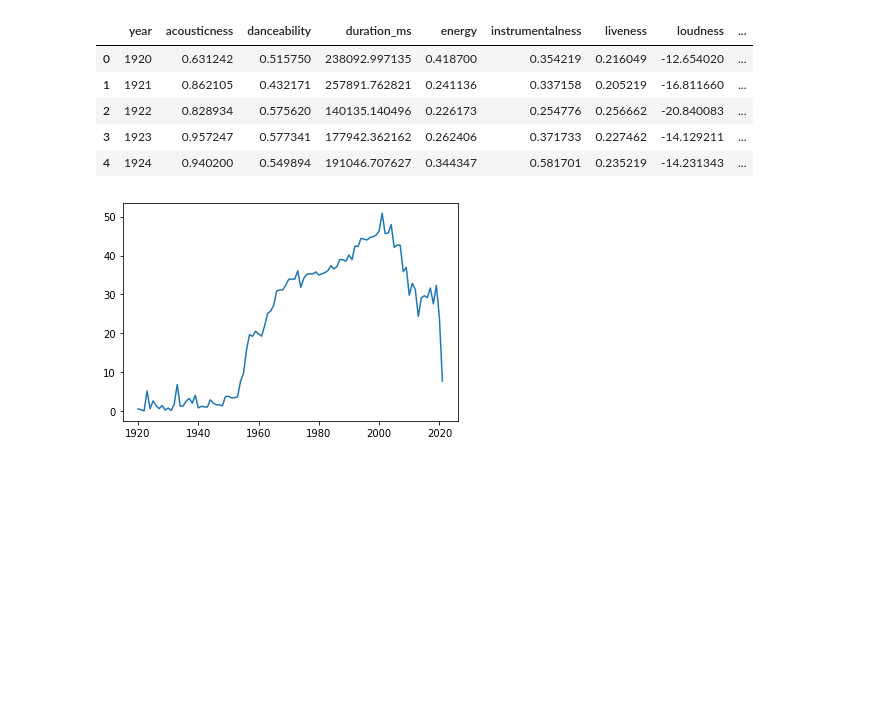
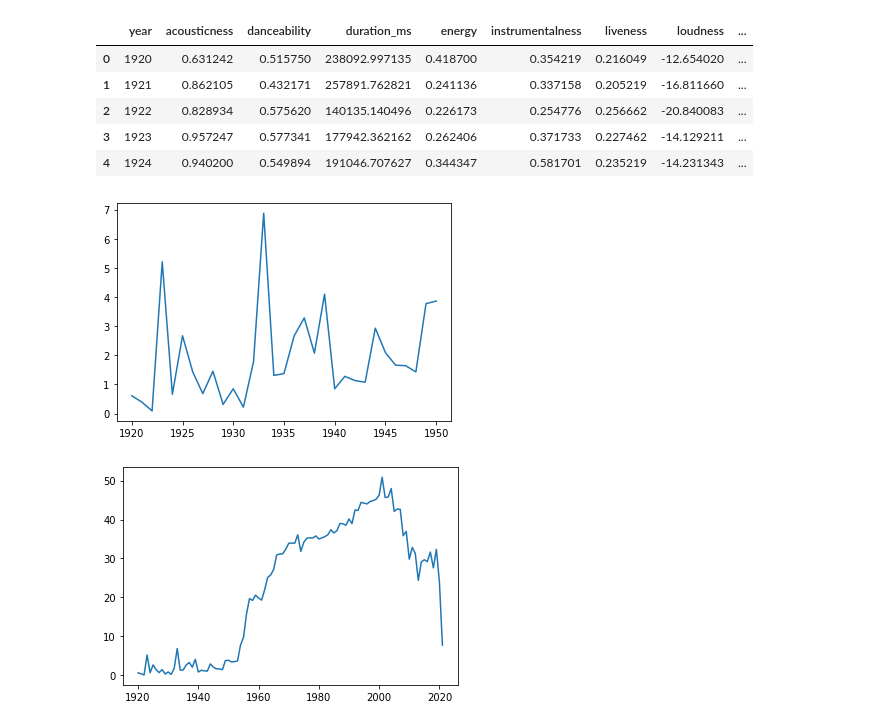
Before and after one commit to maing-rv/python_cw, a Jupyter notebook: python_cw.ipynb, the cells around one changed output. Cells and saved outputs as stored; diff of their text form; code cells hidden in the pictures; blank space fills up the shorter version.

```diff
--- a/python_cw.ipynb
+++ b/python_cw.ipynb
@@ -26,4 +28,10 @@ spotify_data_by_year.head()
 | 2 | 1922 | 0.828934 | 0.575620 | 140135.140496 | 0.226173 | 0.254776 | 0.256662 | -20.840083 | ... |
 | 3 | 1923 | 0.957247 | 0.577341 | 177942.362162 | 0.262406 | 0.371733 | 0.227462 | -14.129211 | ... |
 | 4 | 1924 | 0.940200 | 0.549894 | 191046.707627 | 0.344347 | 0.581701 | 0.235219 | -14.231343 | ... |
+# %%
+# Popularity by year, 1920 to 1950:
+plt.plot(spotify_data_by_year.year[:31], spotify_data_by_year.popularity[:31])
+plt.show()
+# %% [output]
+[figure, added]
 # %%
```
Also changed, not shown: parts of 12 cells of this notebook.
